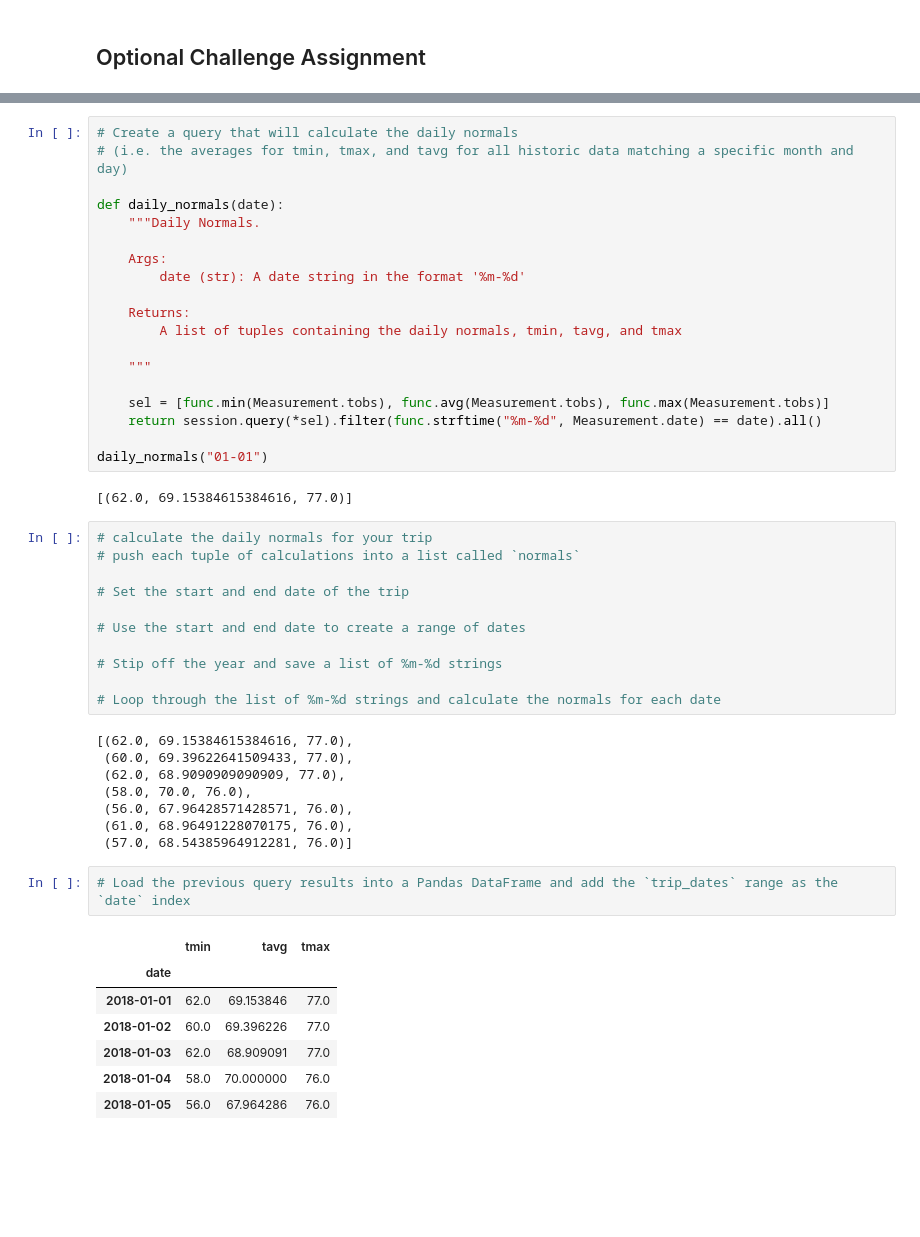
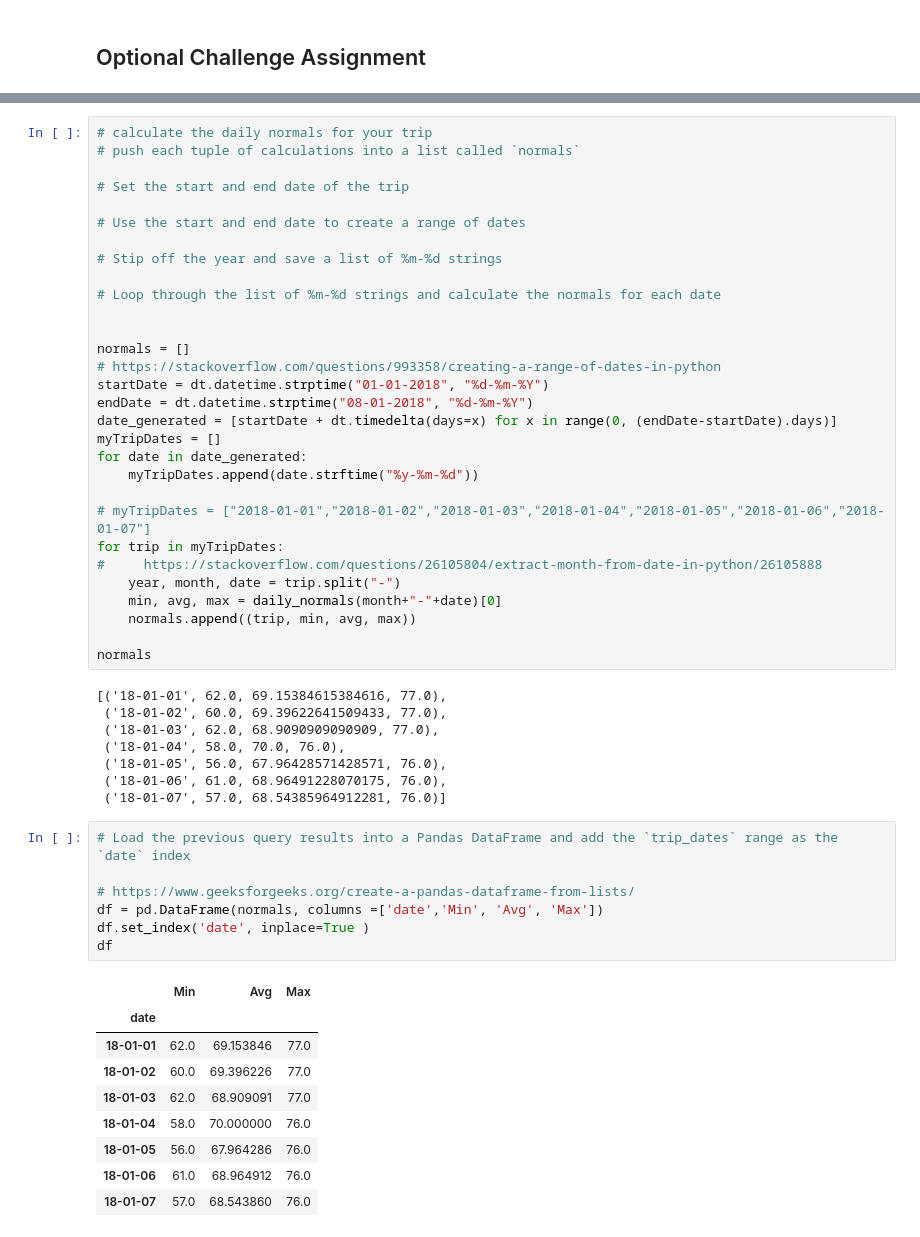
Before and after one commit to magogate/SQLAlchemy, a Jupyter notebook: SQLAlchemy/climate_starter.ipynb, the cells around one changed output, grey strips where cells are left out. Cells and saved outputs as stored; diff of their text form; blank space fills up the shorter version.

```diff
--- a/SQLAlchemy/climate_starter.ipynb
+++ b/SQLAlchemy/climate_starter.ipynb
@@ -371,24 +382,3 @@ daily_normals("01-01")
-# %%
-# Create a query that will calculate the daily normals
-# (i.e. the averages for tmin, tmax, and tavg for all historic data matching a specific month and day)
-
-def daily_normals(date):
-    """Daily Normals.
-
-    Args:
-        date (str): A date string in the format '%m-%d'
-
-    Returns:
-        A list of tuples containing the daily normals, tmin, tavg, and tmax
-
-    """
-
-    sel = [func.min(Measurement.tobs), func.avg(Measurement.tobs), func.max(Measurement.tobs)]
-    return session.query(*sel).filter(func.strftime("%m-%d", Measurement.date) == date).all()
-
-daily_normals("01-01")
-# %% [output]
-[(62.0, 69.15384615384616, 77.0)]
 # %%
 # calculate the daily normals for your trip
 # push each tuple of calculations into a list called `normals`
@@ -400,23 +390,49 @@ daily_normals("01-01")
 # Stip off the year and save a list of %m-%d strings
 
 # Loop through the list of %m-%d strings and calculate the normals for each date
+
+
+normals = []
+# https://stackoverflow.com/questions/993358/creating-a-range-of-dates-in-python
+startDate = dt.datetime.strptime("01-01-2018", "%d-%m-%Y")
+endDate = dt.datetime.strptime("08-01-2018", "%d-%m-%Y")
+date_generated = [startDate + dt.timedelta(days=x) for x in range(0, (endDate-startDate).days)]
+myTripDates = []
+for date in date_generated:
+    myTripDates.append(date.strftime("%y-%m-%d"))
+
+# myTripDates = ["2018-01-01","2018-01-02","2018-01-03","2018-01-04","2018-01-05","2018-01-06","2018-01-07"]
+for trip in myTripDates:
+#     https://stackoverflow.com/questions/26105804/extract-month-from-date-in-python/26105888
+    year, month, date = trip.split("-")
+    min, avg, max = daily_normals(month+"-"+date)[0]
+    normals.append((trip, min, avg, max))
+
+normals
 # %% [output]
-[(62.0, 69.15384615384616, 77.0),
- (60.0, 69.39622641509433, 77.0),
- (62.0, 68.9090909090909, 77.0),
- (58.0, 70.0, 76.0),
- (56.0, 67.96428571428571, 76.0),
- (61.0, 68.96491228070175, 76.0),
- (57.0, 68.54385964912281, 76.0)]
+[('18-01-01', 62.0, 69.15384615384616, 77.0),
+ ('18-01-02', 60.0, 69.39622641509433, 77.0),
+ ('18-01-03', 62.0, 68.9090909090909, 77.0),
+ ('18-01-04', 58.0, 70.0, 76.0),
+ ('18-01-05', 56.0, 67.96428571428571, 76.0),
+ ('18-01-06', 61.0, 68.96491228070175, 76.0),
+ ('18-01-07', 57.0, 68.54385964912281, 76.0)]
 # %%
 # Load the previous query results into a Pandas DataFrame and add the `trip_dates` range as the `date` index
+
+# https://www.geeksforgeeks.org/create-a-pandas-dataframe-from-lists/
+df = pd.DataFrame(normals, columns =['date','Min', 'Avg', 'Max'])
+df.set_index('date', inplace=True )
+df
 # %% [output]
-|  | tmin | tavg | tmax |
+|  | Min | Avg | Max |
 | date |  |  |  |
-| 2018-01-01 | 62.0 | 69.153846 | 77.0 |
-| 2018-01-02 | 60.0 | 69.396226 | 77.0 |
-| 2018-01-03 | 62.0 | 68.909091 | 77.0 |
-| 2018-01-04 | 58.0 | 70.000000 | 76.0 |
-| 2018-01-05 | 56.0 | 67.964286 | 76.0 |
+| 18-01-01 | 62.0 | 69.153846 | 77.0 |
+| 18-01-02 | 60.0 | 69.396226 | 77.0 |
+| 18-01-03 | 62.0 | 68.909091 | 77.0 |
+| 18-01-04 | 58.0 | 70.000000 | 76.0 |
+| 18-01-05 | 56.0 | 67.964286 | 76.0 |
+| 18-01-06 | 61.0 | 68.964912 | 76.0 |
+| 18-01-07 | 57.0 | 68.543860 | 76.0 |
 # %%
 # Plot the daily normals as an area plot with `stacked=False`
```
Also changed, not shown: parts of 33 cells of this notebook.
